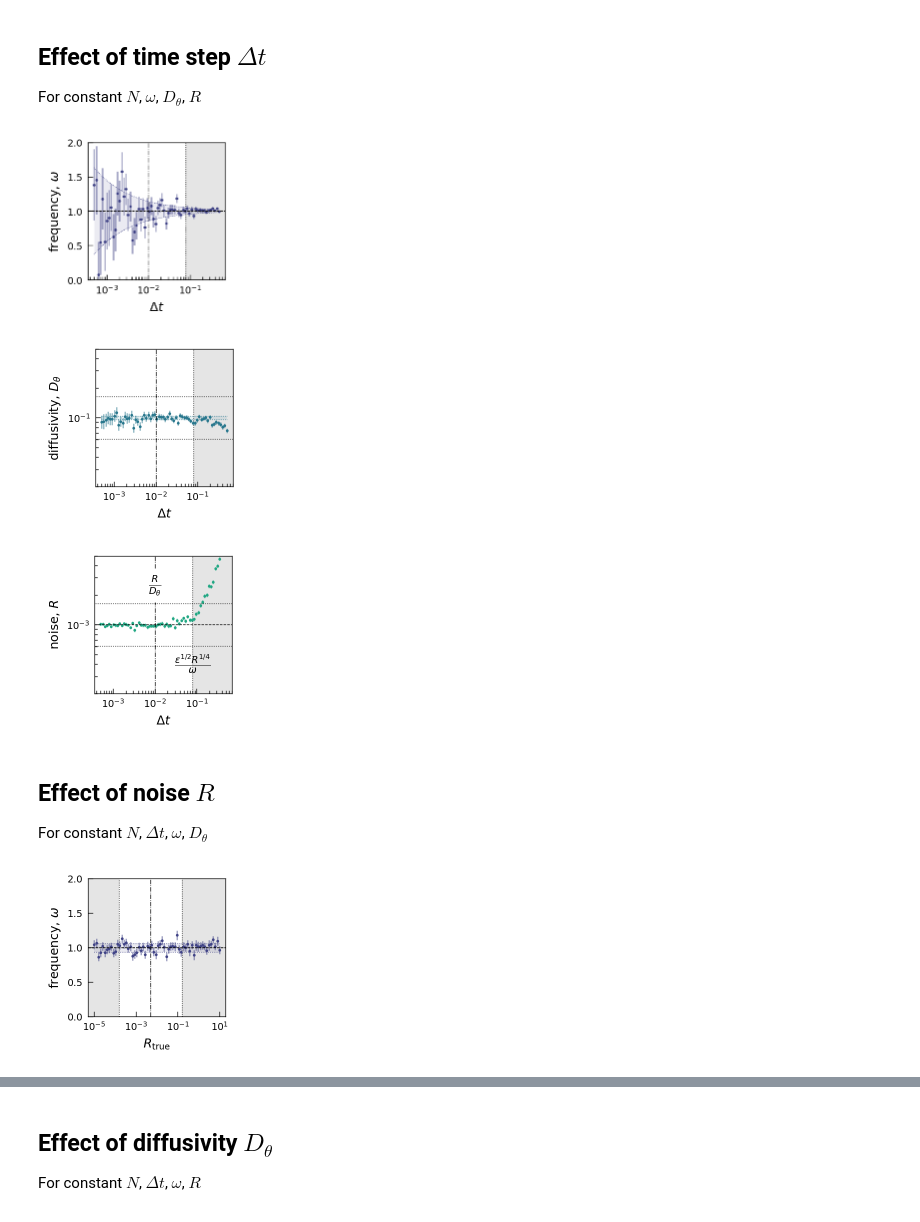
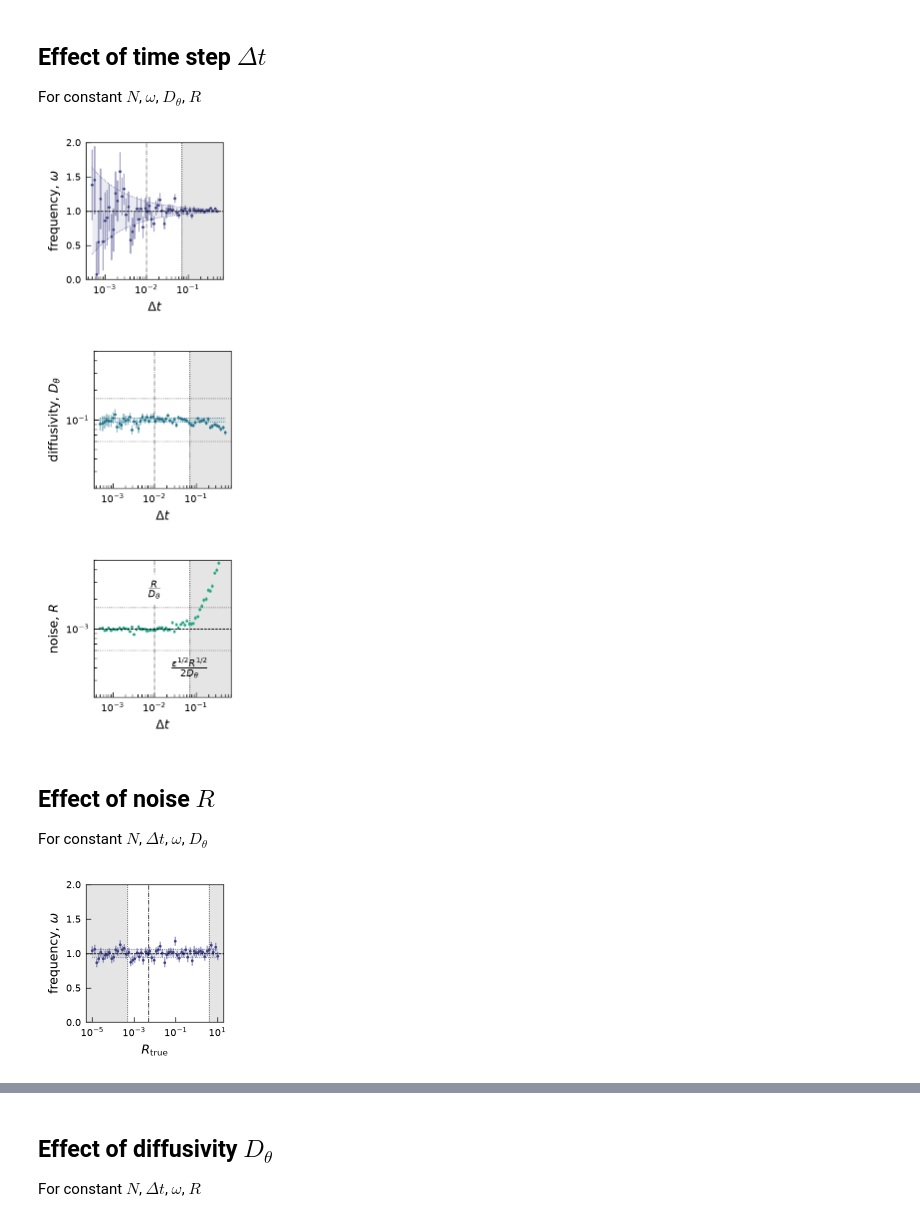
Before and after one commit to bishopgroup/phase-bayes, a Jupyter notebook: SyntheticPhaseNonlinearMeasurement/SPNM_Performance.ipynb, the cells around one changed output, grey strips where cells are left out. Cells and saved outputs as stored; diff of their text form; code cells hidden in the pictures.

Commit message:
Update analysis notebooks and generated plots

```diff
--- a/SyntheticPhaseNonlinearMeasurement/SPNM_Performance.ipynb
+++ b/SyntheticPhaseNonlinearMeasurement/SPNM_Performance.ipynb
@@ -388,6 +393,7 @@ N = 1000 # number of data points
 beta_D = alpha_D*Dtheta  # mode = alpha/beta for log parameterization
 beta_R = alpha_R*R       # mode = alpha/beta for log parameterization
 param_priors= (mu_omega, sigma_omega, alpha_D, beta_D, alpha_R, beta_R)
+priors = state_priors + param_priors
 
 dt_points = 60
 dt_min = 0.05/100
@@ -461,36 +467,39 @@ plt.axhline(y=omega, color='k', lw=0.5, ls='--')
 # true mean
 plt.axhline(y=omega, color='k', lw=0.5, ls='--')
 
 # cross-over
 gamma = 0.2
 # print(gamma**0.5 * R**0.25 / omega, gamma**2/(2*Dtheta), gamma**4/(2*Dtheta*R))
-plt.axvline(x=gamma**0.5 * R**0.25 / omega, color='k', lw=0.5, ls=':', zorder=-10)
-plt.axvspan(gamma**0.5 * R**0.25 / omega, dts[-1]*np.sqrt(2), color='k', alpha=0.1, lw=0, zorder=-10)
+# plt.axvline(x=gamma**0.5 * R**0.25 / omega, color='k', lw=0.5, ls=':', zorder=-10)
+# plt.axvspan(gamma**0.5 * R**0.25 / omega, dts[-1]*np.sqrt(2), color='k', alpha=0.1, lw=0, zorder=-10)
 # plt.text(gamma**0.5 * R**0.25 / omega, 0.4*Dtheta, r'$\frac{\varepsilon^{1/2} R^{1/4}}{\omega}$',
 #          horizontalalignment='center', verticalalignment='center',fontsize=10)
+
+plt.axvline(x=gamma**0.5 * R**0.5 / (2*Dtheta), color='k', lw=0.5, ls=':', zorder=-10)
+plt.axvspan(gamma**0.5 * R**0.5 / (2*Dtheta), dts[-1]*np.sqrt(2), color='k', alpha=0.1, lw=0, zorder=-10)
 
 plt.axvline(x=R/Dtheta, color='k', lw=0.5, ls='-.')
 # plt.text(R/Dtheta, Dtheta/0.4, r'$\frac{R}{D_\theta}$', horizontalalignment='center',
 #          verticalalignment='center',fontsize=10, bbox=dict(facecolor='white', linewidth=0, alpha=1.0))
 
 # Set axis labels with font size 9 pt
 ax.set_ylabel(r'frequency, $\omega$', fontsize=9)
 ax.set_xlabel(r'$\Delta t$', fontsize=9)
 ax.set_xscale('log')
 ax.set_ylim(0,2)
 ax.set_xlim(dts[0]/np.sqrt(2),dts[-1]*np.sqrt(2))
 
 # Set tick label fonts to 7 pt, tick mark widths to 0.5 pt, and ticks pointing inward
 ax.tick_params(axis='both', which='major', labelsize=7, width=0.5, direction='in')
 ax.tick_params(axis='both', which='minor', labelsize=7, width=0.5, direction='in')
 
 # Set the width of the frame (all spines) to 0.5 pt
 for spine in ax.spines.values():
     spine.set_linewidth(0.5)
 
 plt.savefig('plots/frequency_vs_dt.pdf')
 # %% [output]
-[figure, old version]
+[figure, new version]
 # %%
 Dtheta_errs = np.vstack((Dthetas - np.exp(np.log(Dthetas) - lnDtheta_errs),
                          np.exp(np.log(Dthetas) + lnDtheta_errs) - Dthetas))
@@ -547,10 +556,13 @@ plt.axhline(y=1, color='k', lw=0.5, ls='--')
 # cross-over
 gamma = 0.2
 # print(gamma**0.5 * R**0.25 / omega, gamma**2/(2*Dtheta), gamma**4/(2*Dtheta*R))
-plt.axvline(x=gamma**0.5 * R**0.25 / omega, color='k', lw=0.5, ls=':', zorder=-10)
-plt.axvspan(gamma**0.5 * R**0.25 / omega, dts[-1]*np.sqrt(2), color='k', alpha=0.1, lw=0, zorder=-10)
+# plt.axvline(x=gamma**0.5 * R**0.25 / omega, color='k', lw=0.5, ls=':', zorder=-10)
+# plt.axvspan(gamma**0.5 * R**0.25 / omega, dts[-1]*np.sqrt(2), color='k', alpha=0.1, lw=0, zorder=-10)
 # plt.text(gamma**0.5 * R**0.25 / omega, 0.4*Dtheta, r'$\frac{\varepsilon^{1/2} R^{1/4}}{\omega}$',
 #          horizontalalignment='center', verticalalignment='center',fontsize=10)
+
+plt.axvline(x=gamma**0.5 * R**0.5 / (2*Dtheta), color='k', lw=0.5, ls=':', zorder=-10)
+plt.axvspan(gamma**0.5 * R**0.5 / (2*Dtheta), dts[-1]*np.sqrt(2), color='k', alpha=0.1, lw=0, zorder=-10)
 
 plt.axvline(x=R/Dtheta, color='k', lw=0.5, ls='-.')
 # plt.text(R/Dtheta, Dtheta/0.4, r'$\frac{R}{D_\theta}$', horizontalalignment='center',
@@ -566,7 +578,7 @@ ax.set_xlim(dts[0]/np.sqrt(2),dts[-1]*np.sqrt(2))
 
 # Set tick label fonts to 7 pt, tick mark widths to 0.5 pt, and ticks pointing inward
 ax.tick_params(axis='both', which='major', labelsize=7, width=0.5, direction='in')
-ax.tick_params(axis='both', which='minor', labelsize=7, width=0.5, direction='in')
+ax.tick_params(axis='both', which='minor', labelsize=7, width=0.5, direction='in', labelleft=False)
 
 # Set the width of the frame (all spines) to 0.5 pt
 for spine in ax.spines.values():
@@ -574,7 +586,7 @@ for spine in ax.spines.values():
 
 plt.savefig('plots/diffusivity_vs_dt.pdf')
 # %% [output]
-[figure, old version]
+[figure, new version]
 # %%
 R_errs = np.vstack((Rs - np.exp(np.log(Rs) - lnR_errs),
                     np.exp(np.log(Rs) + lnR_errs) - Rs))
@@ -623,9 +635,14 @@ plt.axhline(y=R, color='k', lw=0.5, ls='--')
 
 # cross-over
 gamma = 0.2
-plt.axvline(x=gamma**0.5 * R**0.25 / omega, color='k', lw=0.5, ls=':', zorder=-10)
-plt.axvspan(gamma**0.5 * R**0.25 / omega, dts[-1]*np.sqrt(2), color='k', alpha=0.1, lw=0, zorder=-10)
-plt.text(gamma**0.5 * R**0.25 / omega, 0.4*R, r'$\frac{\varepsilon^{1/2} R^{1/4}}{\omega}$',
+# plt.axvline(x=gamma**0.5 * R**0.25 / omega, color='k', lw=0.5, ls=':', zorder=-10)
+# plt.axvspan(gamma**0.5 * R**0.25 / omega, dts[-1]*np.sqrt(2), color='k', alpha=0.1, lw=0, zorder=-10)
+# plt.text(gamma**0.5 * R**0.25 / omega, 0.4*R, r'$\frac{\varepsilon^{1/2} R^{1/4}}{\omega}$',
+#          horizontalalignment='center', verticalalignment='center',fontsize=10)
+
+plt.axvline(x=gamma**0.5 * R**0.5 / (2*Dtheta), color='k', lw=0.5, ls=':', zorder=-10)
+plt.axvspan(gamma**0.5 * R**0.5 / (2*Dtheta), dts[-1]*np.sqrt(2), color='k', alpha=0.1, lw=0, zorder=-10)
+plt.text(gamma**0.5 * R**0.5 / (2*Dtheta), 0.4*R, r'$\frac{\varepsilon^{1/2} R^{1/2}}{2D_\theta}$',
          horizontalalignment='center', verticalalignment='center',fontsize=10)
 
 plt.axvline(x=R/Dtheta, color='k', lw=0.5, ls='-.')
@@ -642,7 +659,7 @@ ax.set_xlim(dts[0]/np.sqrt(2),dts[-1]*np.sqrt(2))
 
 # Set tick label fonts to 7 pt, tick mark widths to 0.5 pt, and ticks pointing inward
 ax.tick_params(axis='both', which='major', labelsize=7, width=0.5, direction='in')
-ax.tick_params(axis='both', which='minor', labelsize=7, width=0.5, direction='in')
+ax.tick_params(axis='both', which='minor', labelsize=7, width=0.5, direction='in', labelleft=False)
 
 # Set the width of the frame (all spines) to 0.5 pt
 for spine in ax.spines.values():
@@ -650,7 +667,7 @@ for spine in ax.spines.values():
 
 plt.savefig('plots/noise_vs_dt.pdf')
 # %% [output]
-[figure, old version]
+[figure, new version]
 # %% [markdown]
 ## Effect of noise $R$
 
@@ -747,11 +764,14 @@ plt.axhline(y=omega, color='k', lw=0.5, ls='--')
 
 # cross-over
 gamma = 0.2
-plt.axvline(x=gamma**4 / (2*Dtheta*dt), color='k', lw=0.5, ls=':', zorder=-10)
-plt.axvspan(gamma**4 / (2*Dtheta*dt), R_trues[-1]*2, color='k', alpha=0.1, lw=0, zorder=-10)
+plt.axvline(x=gamma**2 / (2*Dtheta*dt), color='k', lw=0.5, ls=':', zorder=-10)
+plt.axvspan(gamma**2 / (2*Dtheta*dt), R_trues[-1]*2, color='k', alpha=0.1, lw=0, zorder=-10)
 
-plt.axvline(x=(omega*dt)**4/gamma**2, color='k', lw=0.5, ls=':', zorder=-10)
-plt.axvspan(R_trues[0]/2, (omega*dt)**4/gamma**2, color='k', alpha=0.1, lw=0, zorder=-10)
+# plt.axvline(x=(omega*dt)**4/gamma**2, color='k', lw=0.5, ls=':', zorder=-10)
+# plt.axvspan(R_trues[0]/2, (omega*dt)**4/gamma**2, color='k', alpha=0.1, lw=0, zorder=-10)
+
+plt.axvline(x=(2*Dtheta*dt)**2/gamma, color='k', lw=0.5, ls=':', zorder=-10)
+plt.axvspan(R_trues[0]/2, (2*Dtheta*dt)**2/gamma, color='k', alpha=0.1, lw=0, zorder=-10)
 
 plt.axvline(x=Dtheta*dt, color='k', lw=0.5, ls='-.')
 
@@ -773,7 +793,7 @@ for spine in ax.spines.values():
 
 plt.savefig('plots/frequency_vs_R.pdf')
 # %% [output]
-[figure, old version]
+[figure, new version]
 # %%
 Dtheta_errs = np.vstack((Dthetas - np.exp(np.log(Dthetas) - lnDtheta_errs),
                          np.exp(np.log(Dthetas) + lnDtheta_errs) - Dthetas))
```
Also changed, not shown: parts of 10 cells of this notebook, 25 other files.
